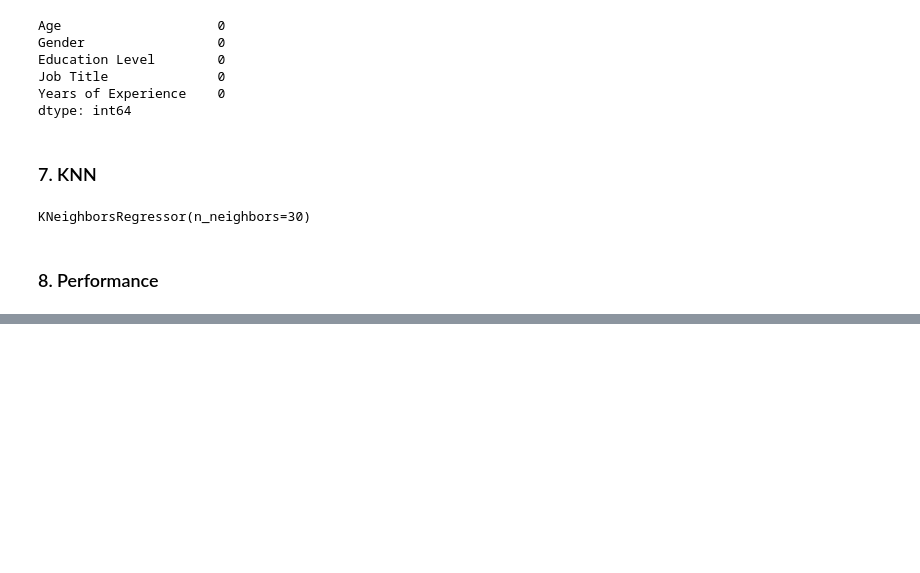
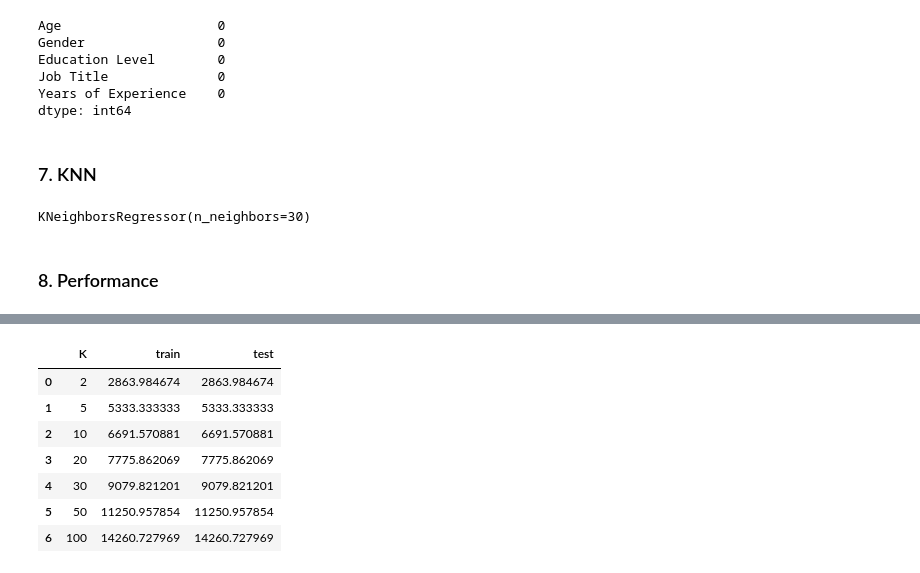
Before and after one commit to JCaballerot/Machine-Learning-Program, a Jupyter notebook: Supervised_models/KNN/Salary_prediction.ipynb, the cells around one changed output, grey strips where cells are left out. Saved outputs shown, nothing was run; the diff lists cells and outputs as text; code cells hidden in the pictures; blank space fills up the shorter version.

```diff
--- a/Supervised_models/KNN/Salary_prediction.ipynb
+++ b/Supervised_models/KNN/Salary_prediction.ipynb
@@ -217,0 +264,11 @@ R^2: 0.9183679193438627
+# %%
+res
+# %% [output]
+|  | K | train | test |
+| 0 | 2 | 2863.984674 | 2863.984674 |
+| 1 | 5 | 5333.333333 | 5333.333333 |
+| 2 | 10 | 6691.570881 | 6691.570881 |
+| 3 | 20 | 7775.862069 | 7775.862069 |
+| 4 | 30 | 9079.821201 | 9079.821201 |
+| 5 | 50 | 11250.957854 | 11250.957854 |
+| 6 | 100 | 14260.727969 | 14260.727969 |
```
Also changed, not shown: parts of 13 cells of this notebook.
